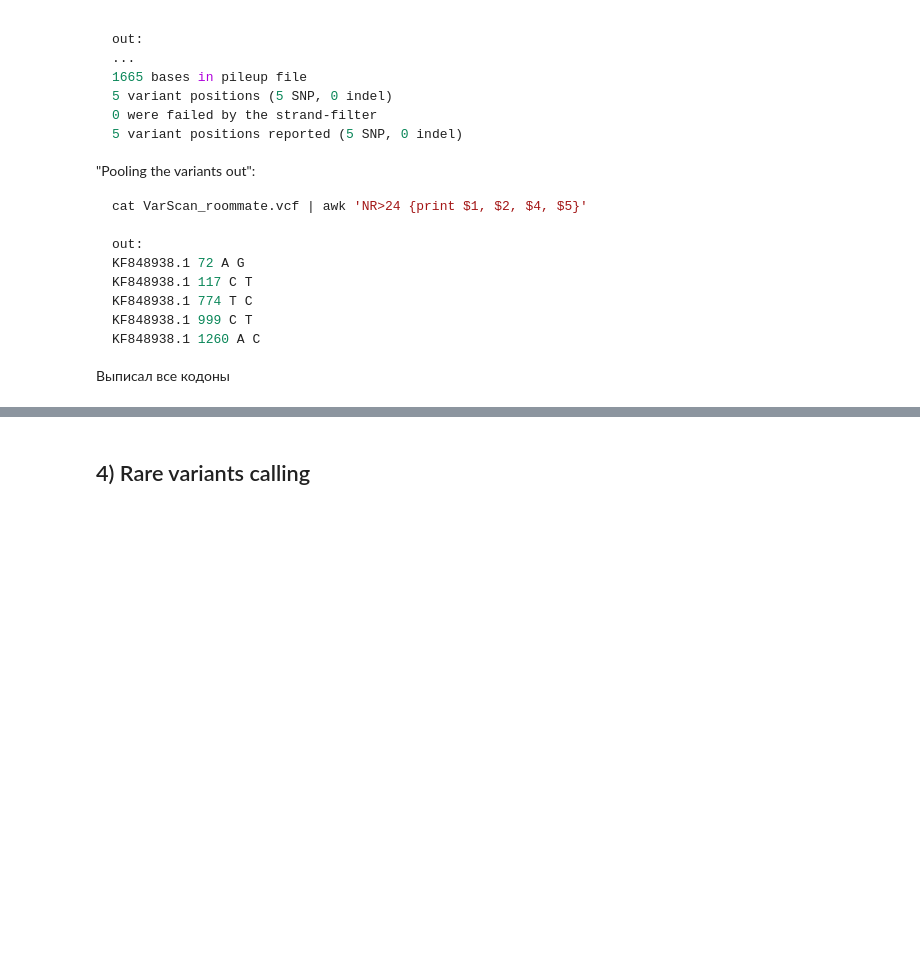
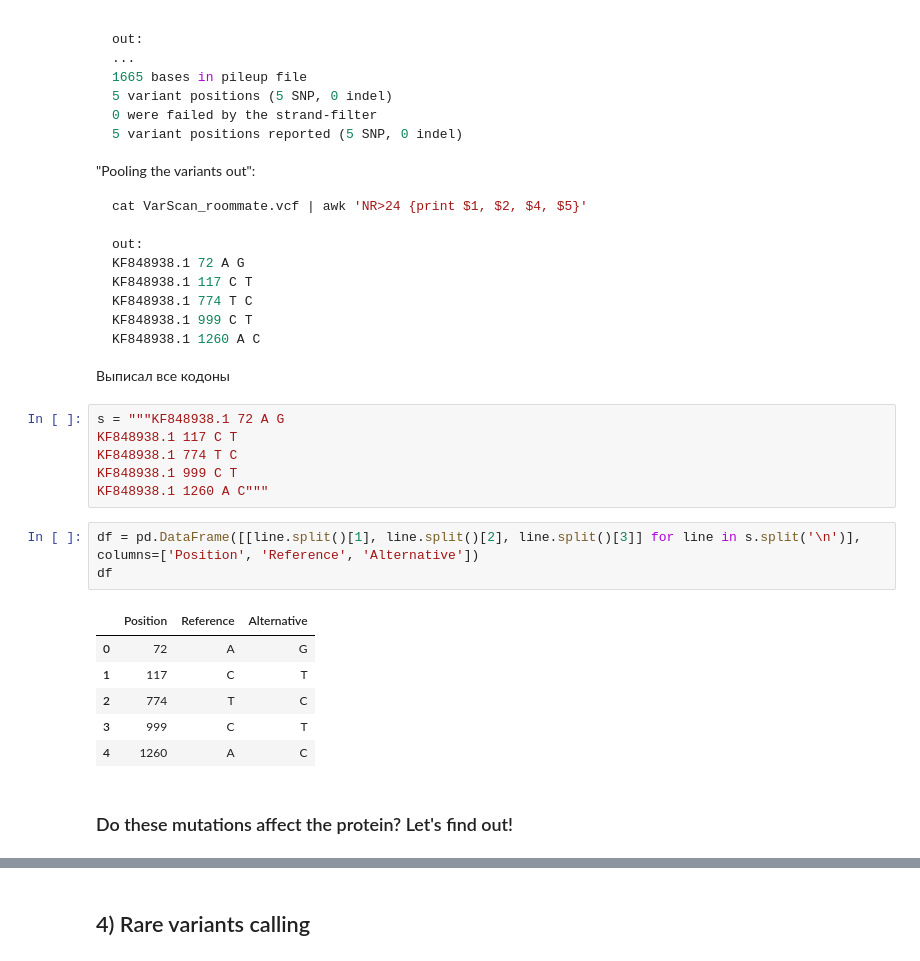
Before and after one commit to iam28th/BI-alg-bioinformatics, a Jupyter notebook: Project2/LabJournal.ipynb, the cells around one changed output, grey strips where cells are left out. Drawn from its saved outputs; the diff is of its cells as text; blank space fills up the shorter version.

````diff
--- a/Project2/LabJournal.ipynb
+++ b/Project2/LabJournal.ipynb
@@ -74,3 +74,21 @@ KF848938.1 999 C T
 KF848938.1 1260 A C
 ```
 Выписал все кодоны
+# %%
+s = """KF848938.1 72 A G
+KF848938.1 117 C T
+KF848938.1 774 T C
+KF848938.1 999 C T
+KF848938.1 1260 A C"""
+# %%
+df = pd.DataFrame([[line.split()[1], line.split()[2], line.split()[3]] for line in s.split('\n')], columns=['Position', 'Reference', 'Alternative'])
+df
+# %% [output]
+|  | Position | Reference | Alternative |
+| 0 | 72 | A | G |
+| 1 | 117 | C | T |
+| 2 | 774 | T | C |
+| 3 | 999 | C | T |
+| 4 | 1260 | A | C |
+# %% [markdown]
+### Do these mutations affect the protein? Let's find out!
````
Also changed, not shown: parts of 13 cells of this notebook.
